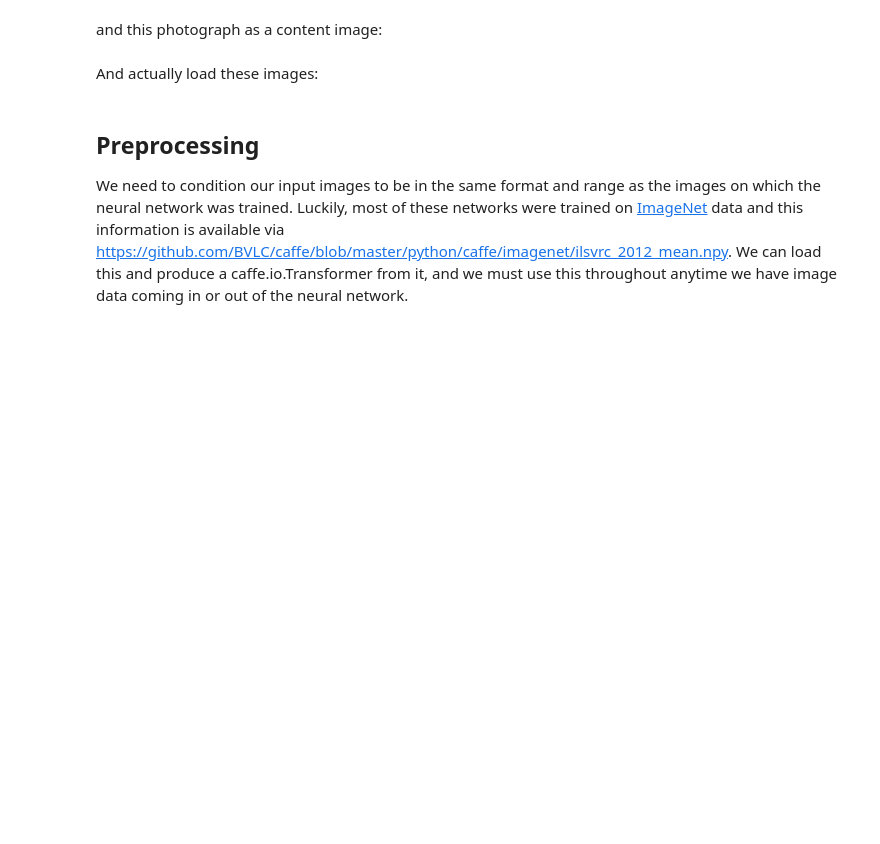
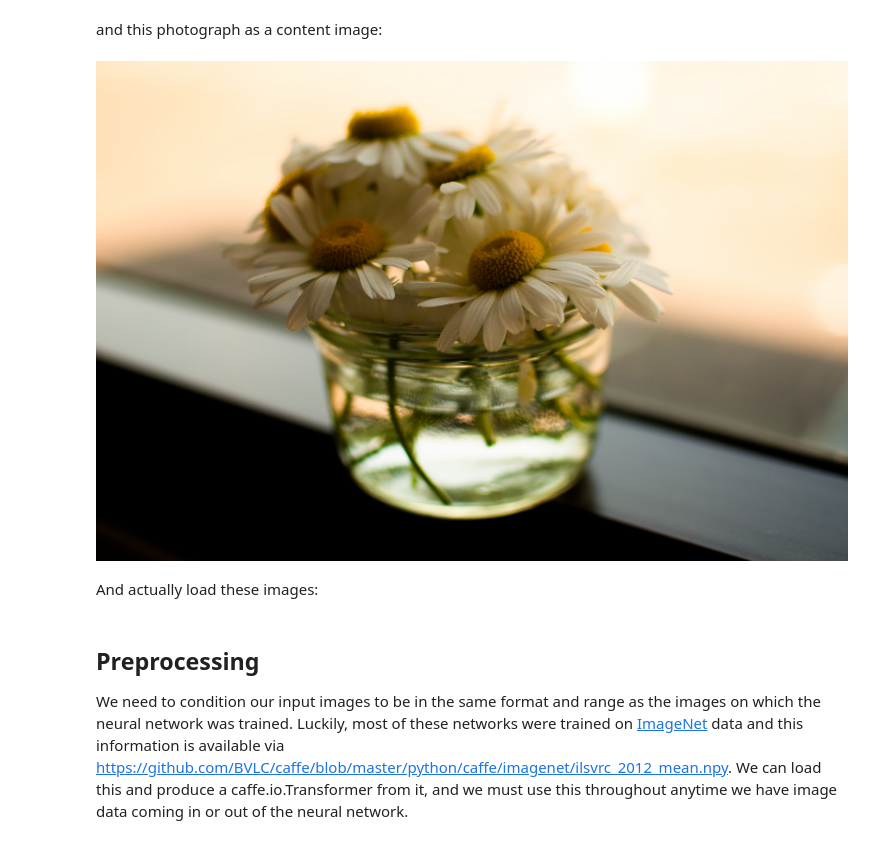
Before and after one commit to Hodapp87/cs6475_neural_style, a Jupyter notebook: CS6475 Final.ipynb, the cells around one changed output. Saved outputs shown, nothing was run; the diff lists cells and outputs as text; code cells hidden in the pictures; blank space fills up the shorter version.

```diff
--- a/CS6475 Final.ipynb
+++ b/CS6475 Final.ipynb
@@ -72,3 +101,8 @@ IPython.display.Image(filename = "./14313997775_094bebf368_k.jpg")
+# %%
+content_image_filename = "./13681848113_c41cd968d4_k.jpg"
+IPython.display.Image(filename = content_image_filename)
+# %% [output]
+[figure, added]
 # %% [markdown]
 And actually load these images:
 # %%
```
Also changed, not shown: parts of 18 cells of this notebook.
